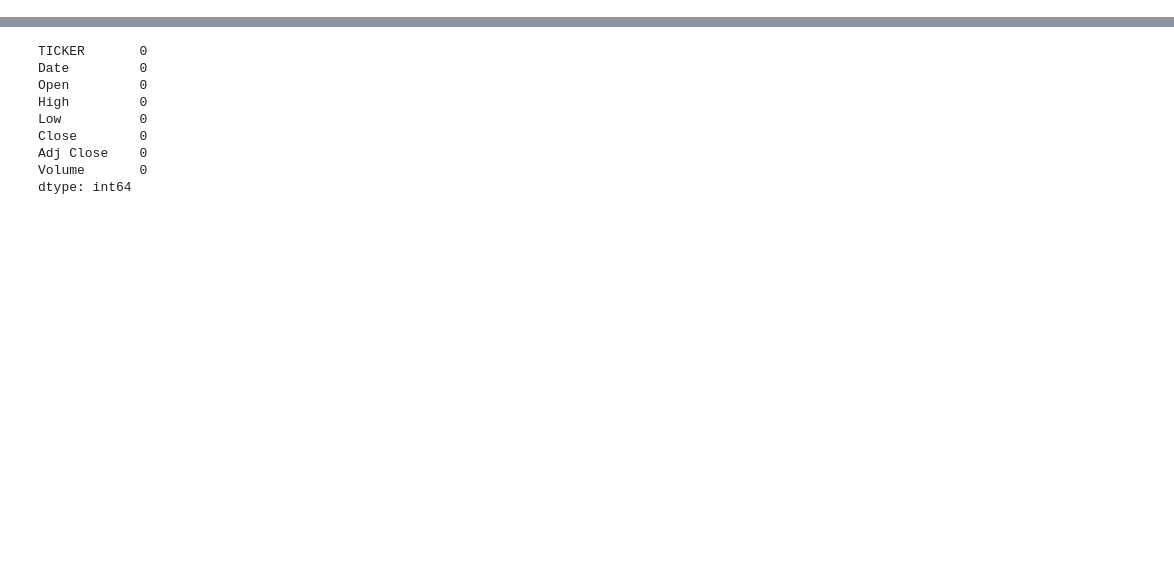
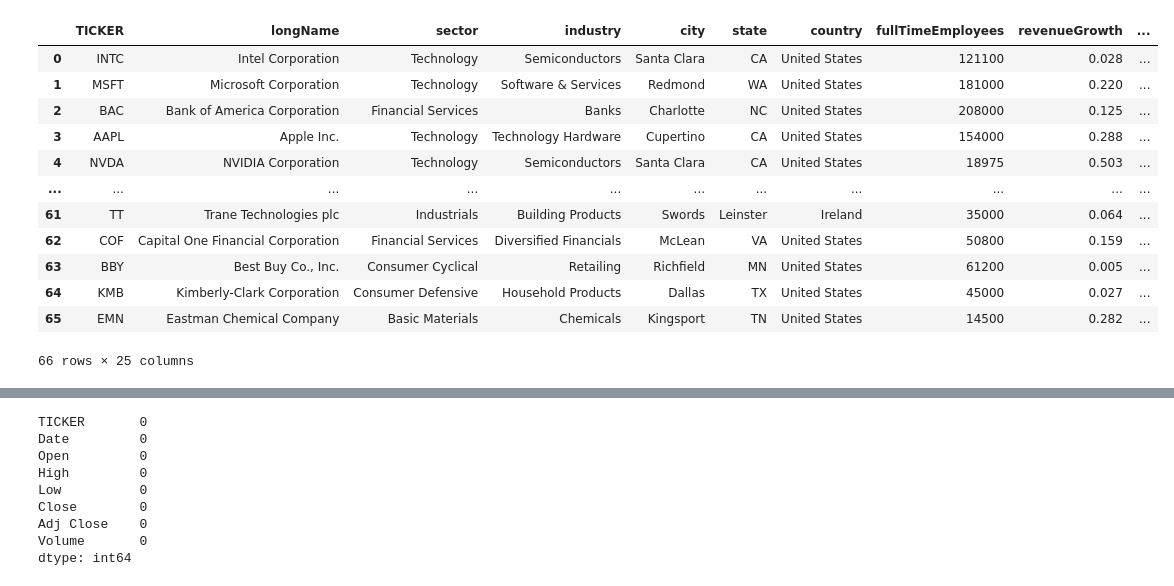
Before and after one commit to sucharita1/ESG_investing_analysis, a Jupyter notebook: exploratory_data_analysis.ipynb, the cells around one changed output, grey strips where cells are left out. Cells and saved outputs as stored; diff of their text form; code cells hidden in the pictures; blank space fills up the shorter version.

```diff
--- a/exploratory_data_analysis.ipynb
+++ b/exploratory_data_analysis.ipynb
@@ -190,0 +194,17 @@ PANW: info appended
+# %%
+info_df['industry'] = esg_data['peer Group']
+info_df
+# %% [output]
+|  | TICKER | longName | sector | industry | city | state | country | fullTimeEmployees | revenueGrowth | ... |
+| 0 | INTC | Intel Corporation | Technology | Semiconductors | Santa Clara | CA | United States | 121100 | 0.028 | ... |
+| 1 | MSFT | Microsoft Corporation | Technology | Software & Services | Redmond | WA | United States | 181000 | 0.220 | ... |
+| 2 | BAC | Bank of America Corporation | Financial Services | Banks | Charlotte | NC | United States | 208000 | 0.125 | ... |
+| 3 | AAPL | Apple Inc. | Technology | Technology Hardware | Cupertino | CA | United States | 154000 | 0.288 | ... |
+| 4 | NVDA | NVIDIA Corporation | Technology | Semiconductors | Santa Clara | CA | United States | 18975 | 0.503 | ... |
+| ... | ... | ... | ... | ... | ... | ... | ... | ... | ... | ... |
+| 61 | TT | Trane Technologies plc | Industrials | Building Products | Swords | Leinster | Ireland | 35000 | 0.064 | ... |
+| 62 | COF | Capital One Financial Corporation | Financial Services | Diversified Financials | McLean | VA | United States | 50800 | 0.159 | ... |
+| 63 | BBY | Best Buy Co., Inc. | Consumer Cyclical | Retailing | Richfield | MN | United States | 61200 | 0.005 | ... |
+| 64 | KMB | Kimberly-Clark Corporation | Consumer Defensive | Household Products | Dallas | TX | United States | 45000 | 0.027 | ... |
+| 65 | EMN | Eastman Chemical Company | Basic Materials | Chemicals | Kingsport | TN | United States | 14500 | 0.282 | ... |
+66 rows × 25 columns
```
Also changed, not shown: parts of 30 cells of this notebook, 8 other files.
